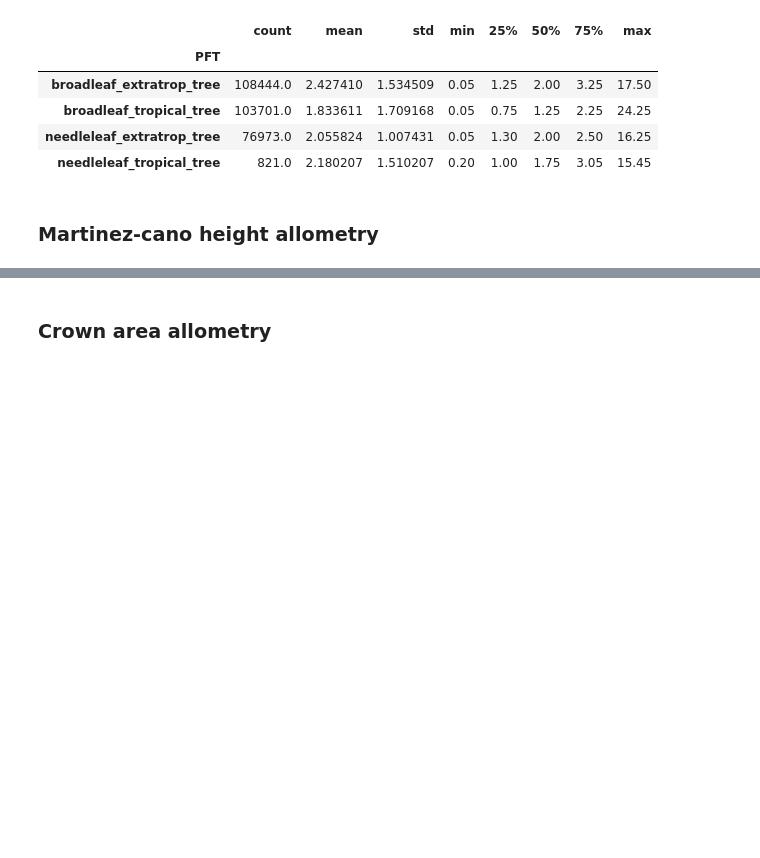
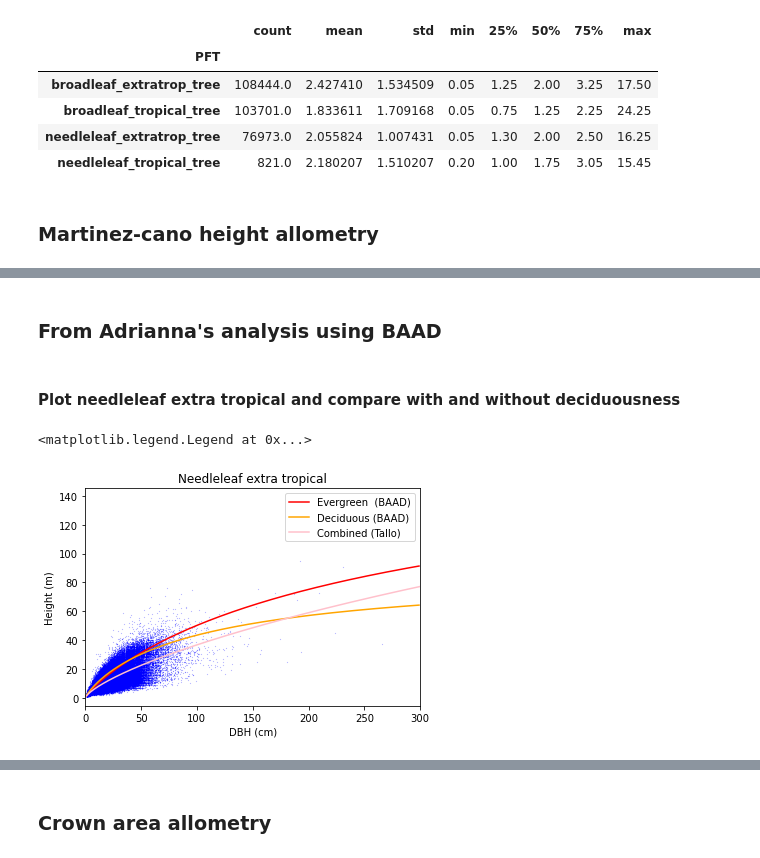
Before and after one commit to JessicaNeedham/FATES-plotting-scripts, a Jupyter notebook: Tallo_analysis_global.ipynb, the cells around one changed output, grey strips where cells are left out. Saved outputs shown, nothing was run; the diff lists cells and outputs as text; code cells hidden in the pictures; blank space fills up the shorter version.

Commit message:
copmare  with deciduous categories from BAAD

```diff
--- a/Tallo_analysis_global.ipynb
+++ b/Tallo_analysis_global.ipynb
@@ -323,0 +340,28 @@ print(height_ps_nlex)
+# %% [markdown]
+### From Adrianna's analysis using BAAD
+# %% [markdown]
+#### Plot needleleaf extra tropical and compare with and without deciduousness
+# %%
+dbh =  np.arange(1,300,1)
+
+
+nlexe_curve = [d2hmc(d, 187.511, 0.873,  152.451)  for  d  in dbh]  # needleleaf extratropical evergreen
+nlexd_curve = [d2hmc(d, 91.994, 0.870, 61.494)  for  d  in dbh] # needleleaf extratropical deciduous
+
+blexe_curve = [d2hmc(d, 300, 0.737, 173.07)  for  d  in dbh]  # broadleaf extratropical evergreen
+blexd_curve = [d2hmc(d, 36.55, 0.919, 19.058)  for  d  in dbh] # broadleaf extratropical deciduous
+
+plt.scatter(nlex.stem_diameter_cm, nlex.height_m, s=0.01, color='blue')
+plt.plot(dbh, nlexe_curve, color='red', label = 'Evergreen  (BAAD)')
+plt.plot(dbh, nlexd_curve, color='orange', label =  'Deciduous (BAAD)')
+dbh = np.arange(1,nlex['stem_diameter_cm'].max(),1)
+
+plt.plot(dbh, nlex_curve,  color='pink', label  = 'Combined (Tallo)')
+plt.xlabel('DBH (cm)')
+plt.ylabel('Height (m)')
+plt.xlim(0,300)
+plt.title('Needleleaf extra tropical')
+plt.legend()
+# %% [output]
+<matplotlib.legend.Legend at 0x...>
+[figure, added]
```
Also changed, not shown: parts of 9 cells of this notebook.
